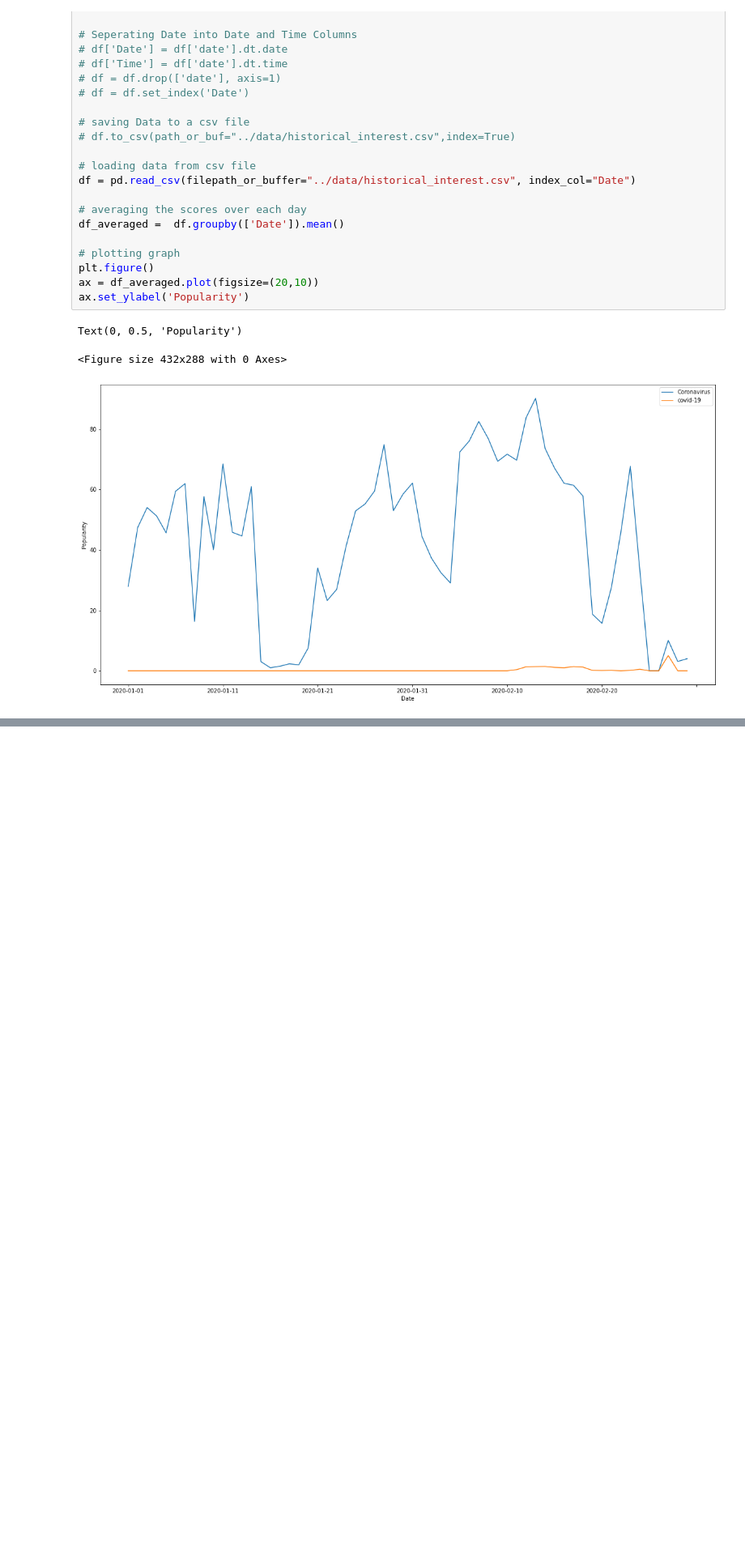
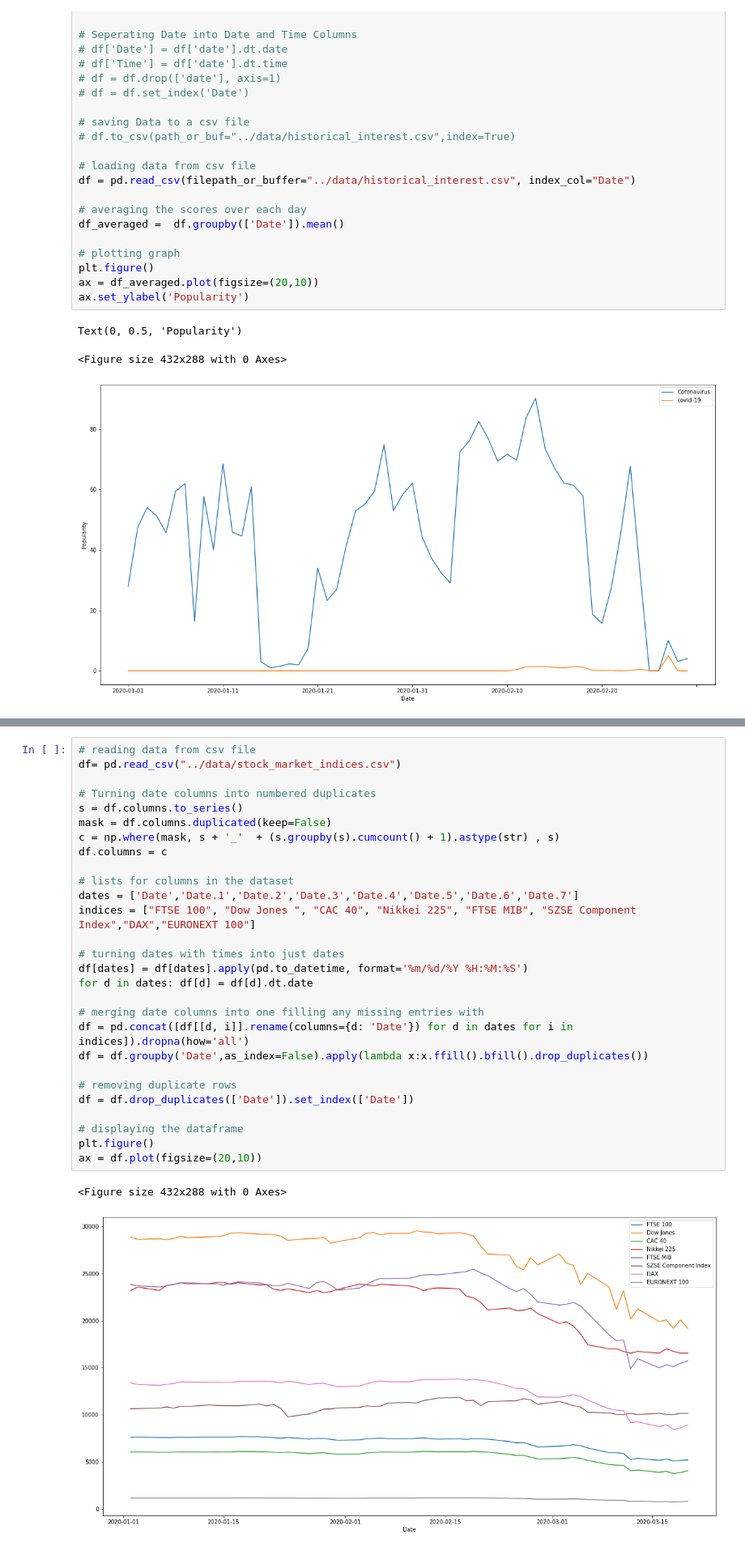
Before and after one commit to wray27/Coronavirus-Sentiment, a Jupyter notebook: notebooks/Sources.ipynb, the cells around one changed output, grey strips where cells are left out. Shown: that part at 81% size. Saved outputs shown, nothing was run; the diff lists cells and outputs as text; blank space fills up the shorter version.

```diff
--- a/notebooks/Sources.ipynb
+++ b/notebooks/Sources.ipynb
@@ -173,0 +187,31 @@ date
+# %%
+# reading data from csv file
+df= pd.read_csv("../data/stock_market_indices.csv")
+
+# Turning date columns into numbered duplicates
+s = df.columns.to_series()
+mask = df.columns.duplicated(keep=False)
+c = np.where(mask, s + '_'  + (s.groupby(s).cumcount() + 1).astype(str) , s)
+df.columns = c
+
+# lists for columns in the dataset
+dates = ['Date','Date.1','Date.2','Date.3','Date.4','Date.5','Date.6','Date.7']
+indices = ["FTSE 100", "Dow Jones ", "CAC 40", "Nikkei 225", "FTSE MIB", "SZSE Component Index","DAX","EURONEXT 100"]
+
+# turning dates with times into just dates
+df[dates] = df[dates].apply(pd.to_datetime, format='%m/%d/%Y %H:%M:%S')
+for d in dates: df[d] = df[d].dt.date
+
+# merging date columns into one filling any missing entries with
+df = pd.concat([df[[d, i]].rename(columns={d: 'Date'}) for d in dates for i in indices]).dropna(how='all')
+df = df.groupby('Date',as_index=False).apply(lambda x:x.ffill().bfill().drop_duplicates())
+
+# removing duplicate rows
+df = df.drop_duplicates(['Date']).set_index(['Date'])
+
+# displaying the dataframe
+plt.figure()
+ax = df.plot(figsize=(20,10))
+# %% [output]
+<Figure size 432x288 with 0 Axes>
+[figure, added]
```
Also changed, not shown: parts of 6 cells of this notebook, 1 other file.
